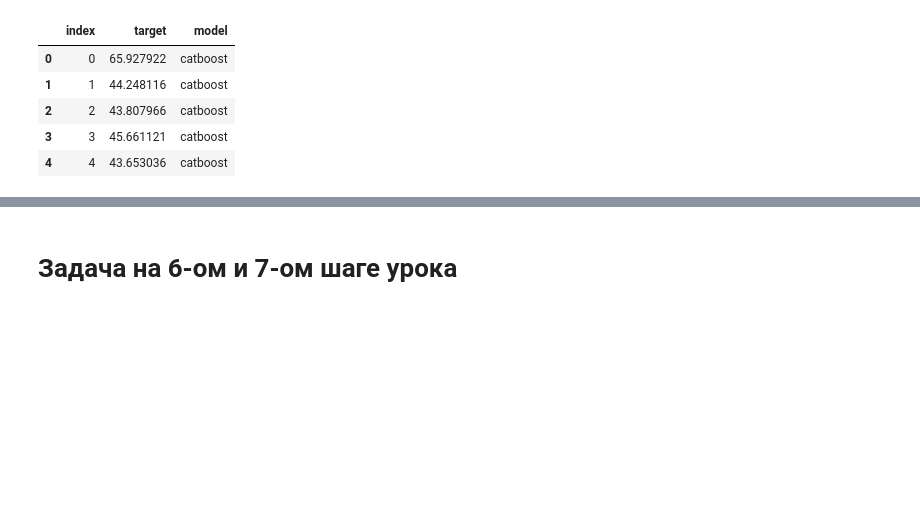
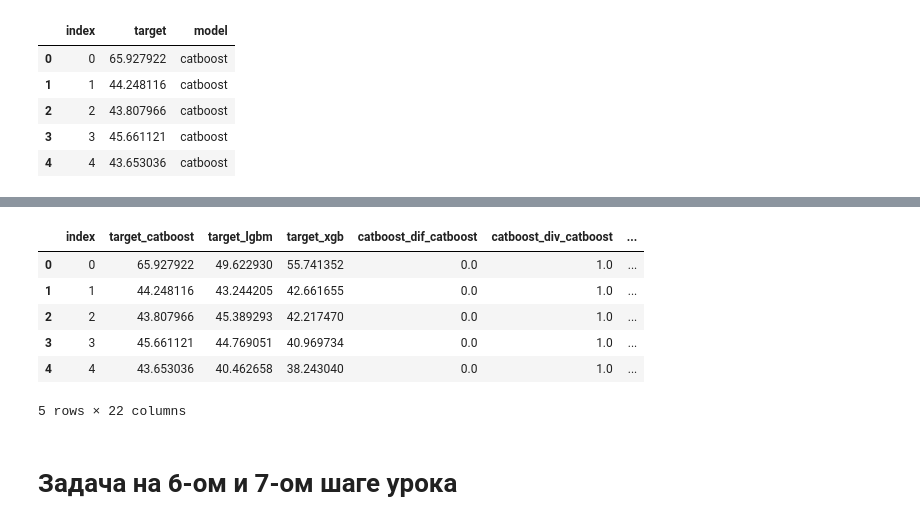
Before and after one commit to Pong2605/ml-competitions-course, a Jupyter notebook: notebooks/6_2_Tasks.ipynb, the cells around one changed output, grey strips where cells are left out. Saved outputs shown, nothing was run; the diff lists cells and outputs as text; code cells hidden in the pictures; blank space fills up the shorter version.

```diff
--- a/notebooks/6_2_Tasks.ipynb
+++ b/notebooks/6_2_Tasks.ipynb
@@ -194,3 +246,15 @@ pd.read_csv(path).head()
+# %%
+df_pivot = df_pivot.rename_axis(None, axis=1).reset_index()
+# df_pivot.to_csv('../data/meta_feautres_data_modified.csv', index=False)
+df_pivot.head()
+# %% [output]
+|  | index | target_catboost | target_lgbm | target_xgb | catboost_dif_catboost | catboost_div_catboost | ... |
+| 0 | 0 | 65.927922 | 49.622930 | 55.741352 | 0.0 | 1.0 | ... |
+| 1 | 1 | 44.248116 | 43.244205 | 42.661655 | 0.0 | 1.0 | ... |
+| 2 | 2 | 43.807966 | 45.389293 | 42.217470 | 0.0 | 1.0 | ... |
+| 3 | 3 | 45.661121 | 44.769051 | 40.969734 | 0.0 | 1.0 | ... |
+| 4 | 4 | 43.653036 | 40.462658 | 38.243040 | 0.0 | 1.0 | ... |
+5 rows × 22 columns
 # %% [markdown]
 # Задача на 6-ом и 7-ом шаге урока
 # %% [markdown]
```
Also changed, not shown: parts of 8 cells of this notebook, 2 other files.
